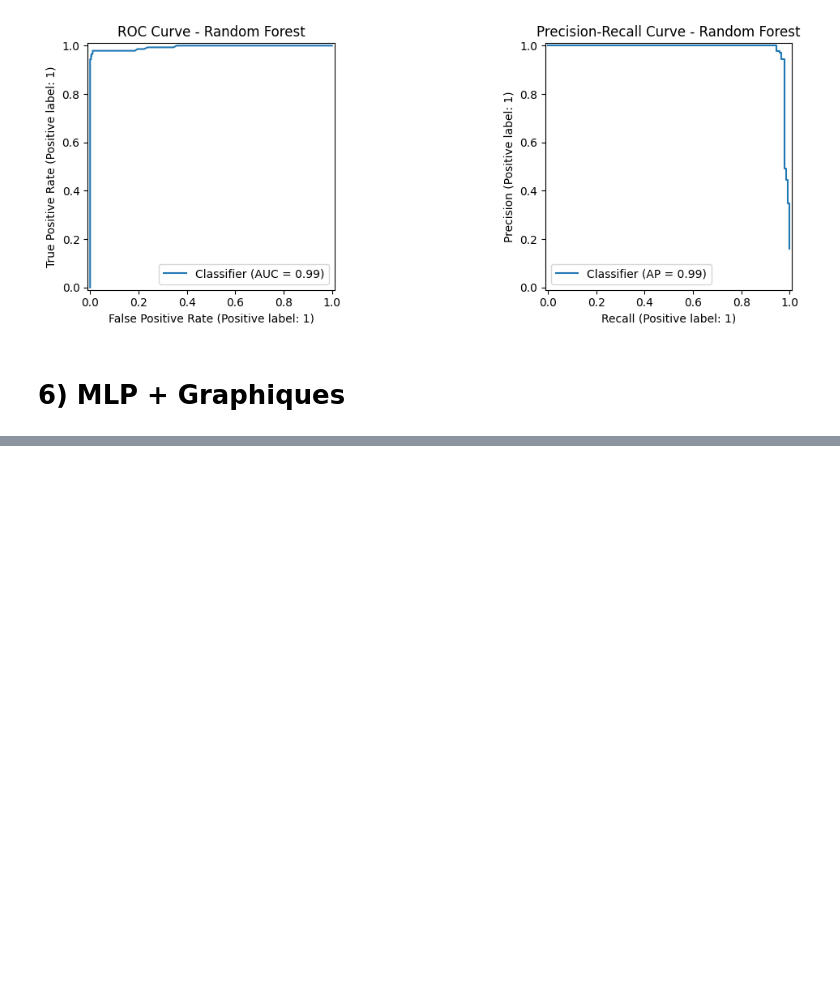
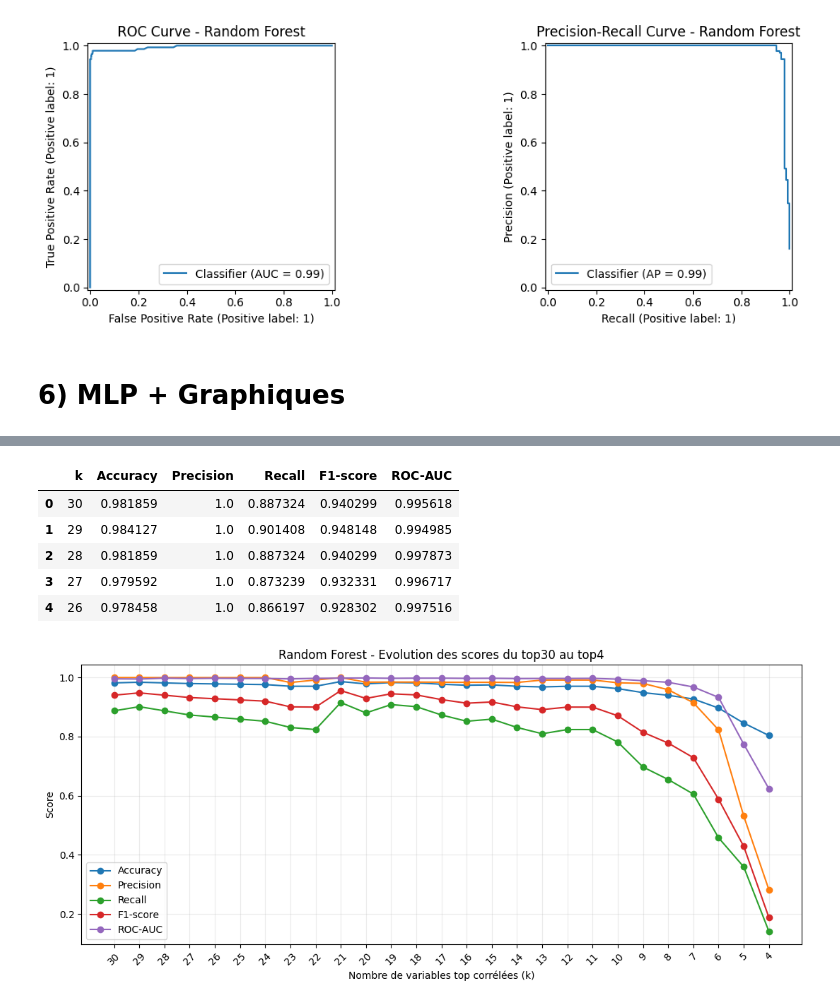
Before and after one commit to Sylv111/cesi-IA, a Jupyter notebook: Programme/projet.ipynb, the cells around one changed output, grey strips where cells are left out. Drawn from its saved outputs; the diff is of its cells as text; code cells hidden in the pictures; blank space fills up the shorter version.

```diff
--- a/Programme/projet.ipynb
+++ b/Programme/projet.ipynb
@@ -1867,0 +1648,60 @@ Passing `palette` without assigning `hue` is deprecated and will be removed in v
+# %%
+top30_corr_features = (
+    X_train_prepared_df.apply(lambda col: col.corr(y_train))
+    .abs()
+    .sort_values(ascending=False)
+    .head(30)
+    .index
+    .tolist()
+)
+
+rf_scores = []
+for k in range(30, 3, -1):
+    selected_features_k = top30_corr_features[:k]
+
+    X_train_k = X_train_prepared_df[selected_features_k].values
+    X_test_k = X_test_prepared_df[selected_features_k].values
+
+    rf_k = RandomForestClassifier(
+        n_estimators=400,
+        random_state=42,
+        class_weight='balanced',
+    )
+    rf_k.fit(X_train_k, y_train)
+
+    y_pred_k = rf_k.predict(X_test_k)
+    y_proba_k = rf_k.predict_proba(X_test_k)[:, 1]
+
+    rf_scores.append({
+        "k": k,
+        "Accuracy": accuracy_score(y_test, y_pred_k),
+        "Precision": precision_score(y_test, y_pred_k),
+        "Recall": recall_score(y_test, y_pred_k),
+        "F1-score": f1_score(y_test, y_pred_k),
+        "ROC-AUC": roc_auc_score(y_test, y_proba_k),
+    })
+
+rf_scores_df = pd.DataFrame(rf_scores)
+display(rf_scores_df.head())
+
+plt.figure(figsize=(11, 5))
+for metric in ["Accuracy", "Precision", "Recall", "F1-score", "ROC-AUC"]:
+    plt.plot(rf_scores_df["k"], rf_scores_df[metric], marker='o', label=metric)
+
+plt.gca().invert_xaxis()  # lecture de 30 vers 4
+plt.xticks(range(30, 3, -1), rotation=45)
+plt.xlabel("Nombre de variables top corrélées (k)")
+plt.ylabel("Score")
+plt.title("Random Forest - Evolution des scores du top30 au top4")
+plt.grid(alpha=0.25)
+plt.legend()
+plt.tight_layout()
+plt.show()
+# %% [output]
+|  | k | Accuracy | Precision | Recall | F1-score | ROC-AUC |
+| 0 | 30 | 0.981859 | 1.0 | 0.887324 | 0.940299 | 0.995618 |
+| 1 | 29 | 0.984127 | 1.0 | 0.901408 | 0.948148 | 0.994985 |
+| 2 | 28 | 0.981859 | 1.0 | 0.887324 | 0.940299 | 0.997873 |
+| 3 | 27 | 0.979592 | 1.0 | 0.873239 | 0.932331 | 0.996717 |
+| 4 | 26 | 0.978458 | 1.0 | 0.866197 | 0.928302 | 0.997516 |
+[figure, added]
```
Also changed, not shown: parts of 15 cells of this notebook.
